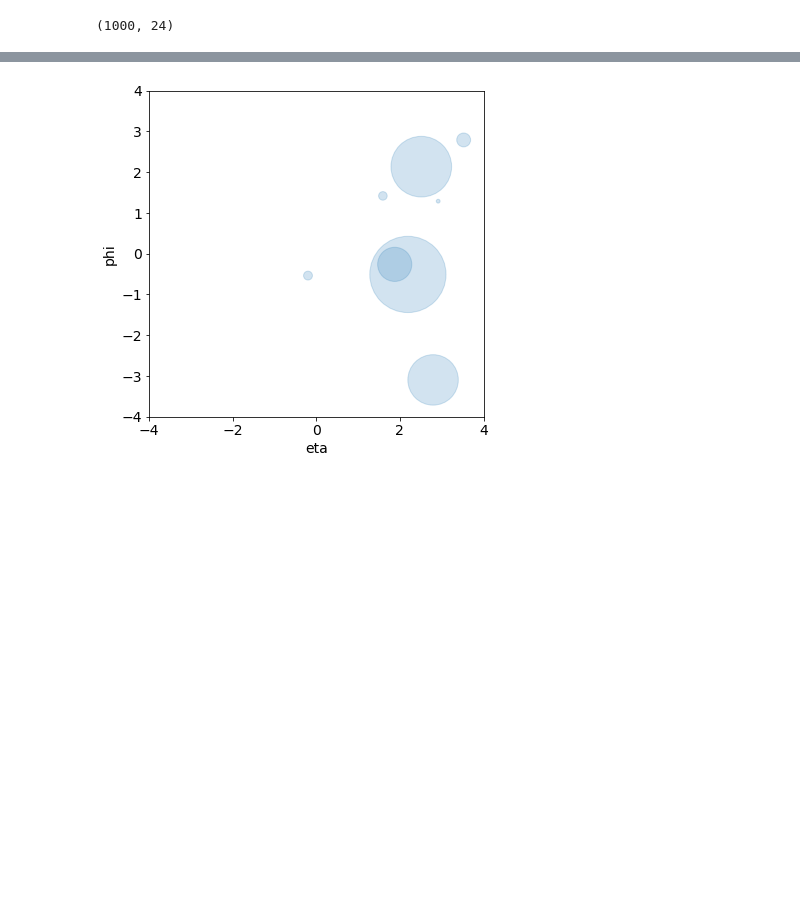
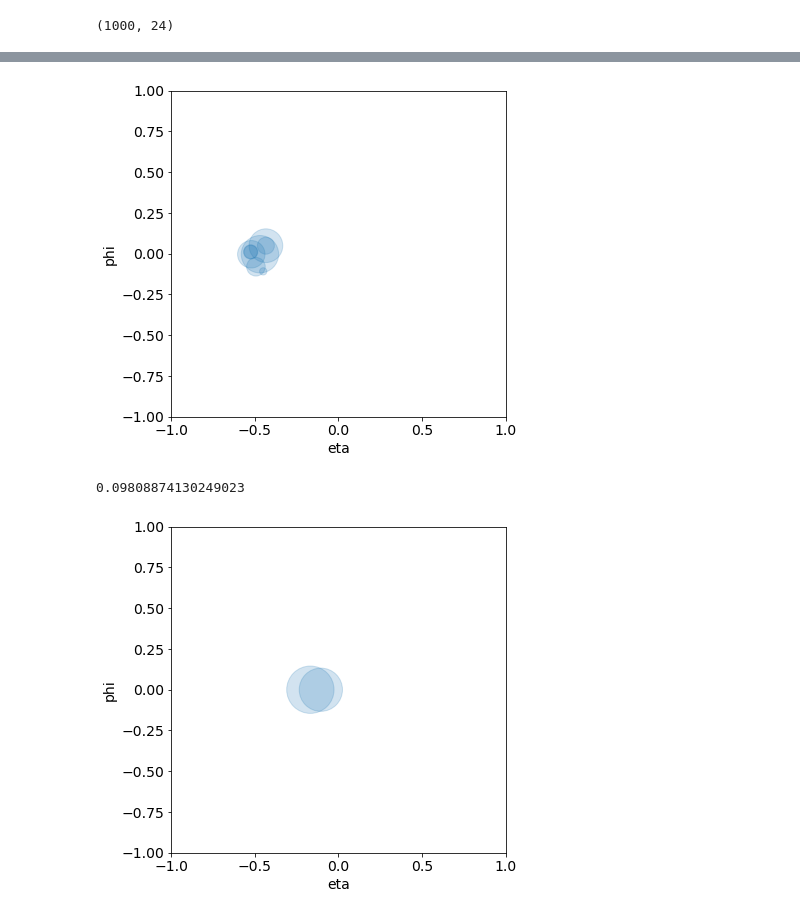
Before and after one commit to SangeonPark/ToyJetGenerator, a Jupyter notebook: Testing.ipynb, the cells around one changed output, grey strips where cells are left out. Drawn from its saved outputs; the diff is of its cells as text; code cells hidden in the pictures; blank space fills up the shorter version.

```diff
--- a/Testing.ipynb
+++ b/Testing.ipynb
@@ -57,4 +58,17 @@ data_sig_3p_8part = sig_3p_8part.generate_dataset(1000)
 # %%
-plot_event(data_sig_3p_8part[4].reshape(-1,3), "sig_3p_8part")
+plot_event(data_sig_3p_8part[99].reshape(-1,3), "top_3p_8part")
 # %% [output]
-[figure, old version]
+[figure, new version]
+# %%
+sig_2p_2part = jet_data_generator("signal",0.00005, 2, 2)
+# %%
+start = time.time()
+data_sig_2p_2part = sig_2p_2part.generate_dataset(100)
+end = time.time()
+print(end-start)
+# %% [output]
+0.09808874130249023
+# %%
+plot_event(data_sig_2p_2part[5].reshape(-1,3), "sig_2p_2part")
+# %% [output]
+[figure, added]
```
Also changed, not shown: parts of 14 cells of this notebook, 52 other files.
